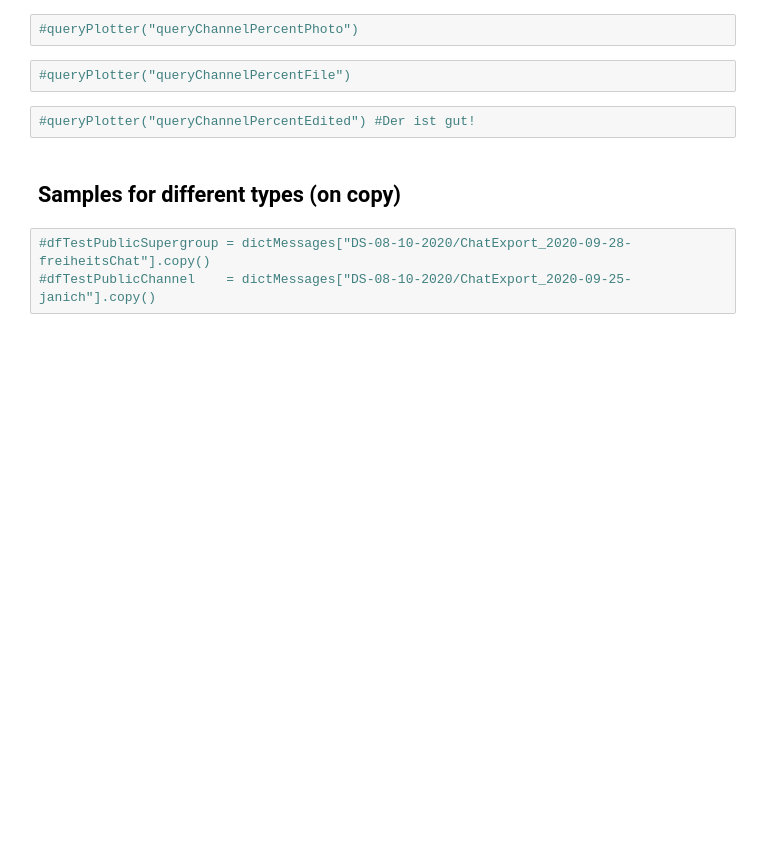
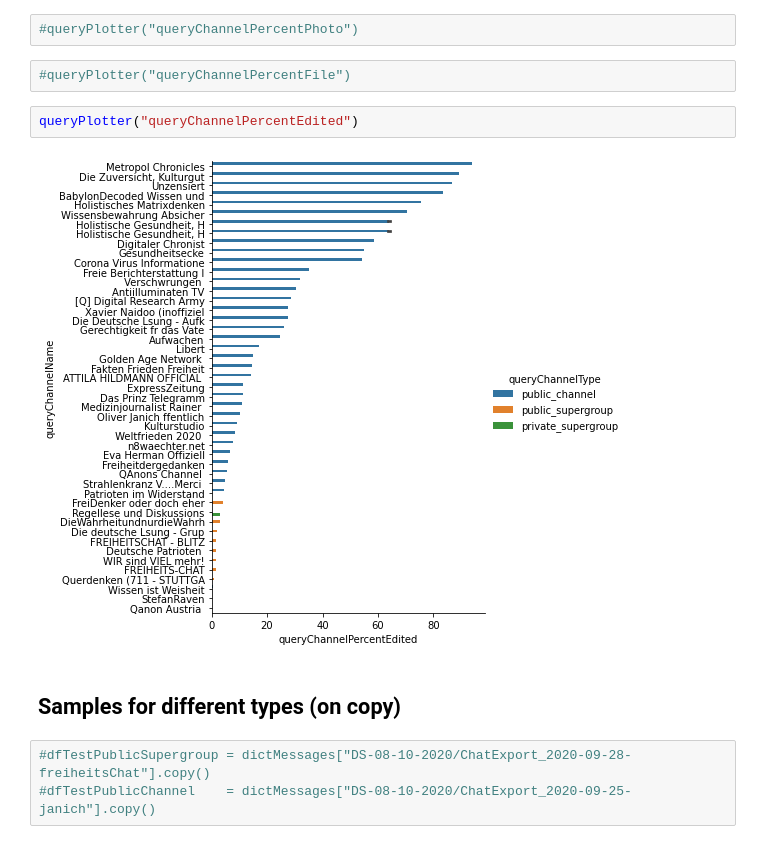
Before and after one commit to maxbundscherer/telegram-analysis, a Jupyter notebook: notebooks/Masterarbeit.ipynb, the cells around one changed output. Cells and saved outputs as stored; diff of their text form; blank space fills up the shorter version.

```diff
--- a/notebooks/Masterarbeit.ipynb
+++ b/notebooks/Masterarbeit.ipynb
@@ -429,8 +434,10 @@ def queryPlotter(attributeName):
 #queryPlotter("queryChannelPercentPhoto")
 # %%
 #queryPlotter("queryChannelPercentFile")
-# %%
-#queryPlotter("queryChannelPercentEdited") #Der ist gut!
+# %%
+queryPlotter("queryChannelPercentEdited")
+# %% [output]
+[figure, added]
 # %% [markdown]
 ## Samples for different types (on copy)
 # %%
```
Also changed, not shown: parts of 7 cells of this notebook.
